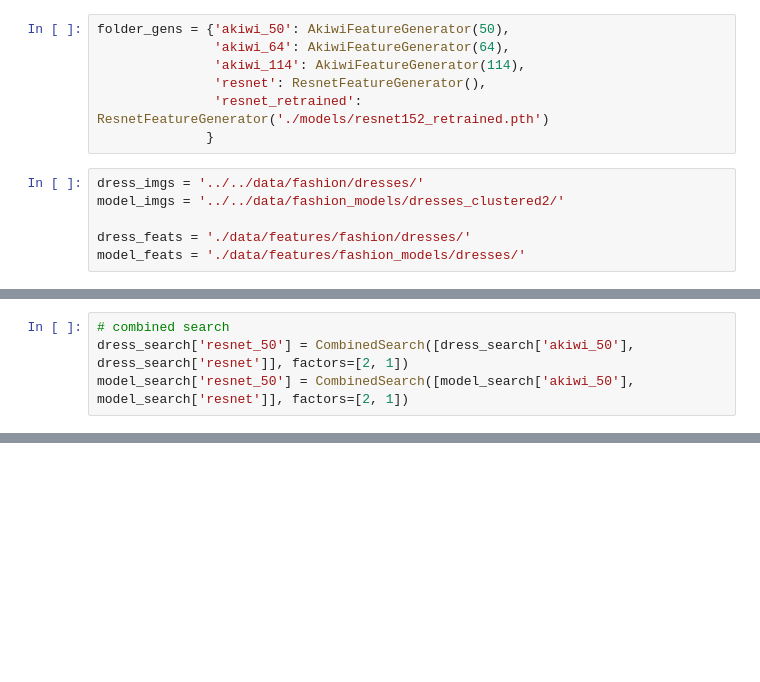
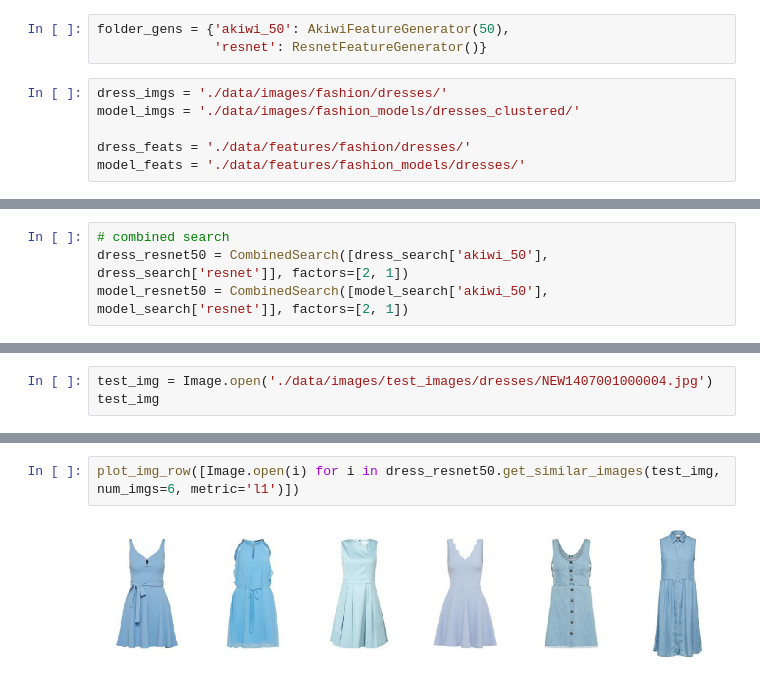
Before and after one commit to sonynka/fashion_gan, a Jupyter notebook: GANsearch_pipeline.ipynb, the cells around one changed output, grey strips where cells are left out. Saved outputs shown, nothing was run; the diff lists cells and outputs as text; blank space fills up the shorter version.

```diff
--- a/GANsearch_pipeline.ipynb
+++ b/GANsearch_pipeline.ipynb
@@ -46,13 +34,9 @@ def plot_img_row(images, img_labels=None):
 # %%
 folder_gens = {'akiwi_50': AkiwiFeatureGenerator(50),
-               'akiwi_64': AkiwiFeatureGenerator(64),
-               'akiwi_114': AkiwiFeatureGenerator(114),
-               'resnet': ResnetFeatureGenerator(),
-               'resnet_retrained': ResnetFeatureGenerator('./models/resnet152_retrained.pth')
-              }
+               'resnet': ResnetFeatureGenerator()}
 # %%
-dress_imgs = '../../data/fashion/dresses/'
-model_imgs = '../../data/fashion_models/dresses_clustered2/'
+dress_imgs = './data/images/fashion/dresses/'
+model_imgs = './data/images/fashion_models/dresses_clustered/'
 
 dress_feats = './data/features/fashion/dresses/'
 model_feats = './data/features/fashion_models/dresses/'
@@ -79,4 +57,4 @@ Loading features from: ./data/features/fashion_models/dresses/resnet_retrained
 # %%
 # combined search
-dress_search['resnet_50'] = CombinedSearch([dress_search['akiwi_50'], dress_search['resnet']], factors=[2, 1])
-model_search['resnet_50'] = CombinedSearch([model_search['akiwi_50'], model_search['resnet']], factors=[2, 1])
+dress_resnet50 = CombinedSearch([dress_search['akiwi_50'], dress_search['resnet']], factors=[2, 1])
+model_resnet50 = CombinedSearch([model_search['akiwi_50'], model_search['resnet']], factors=[2, 1])
@@ -176,0 +106,3 @@ plot_img_row([Image.open(i) for i in sim_imgs])
+# %%
+test_img = Image.open('./data/images/test_images/dresses/NEW1407001000004.jpg')
+test_img
@@ -176,0 +111,4 @@ plot_img_row([Image.open(i) for i in sim_imgs])
+# %%
+plot_img_row([Image.open(i) for i in dress_resnet50.get_similar_images(test_img, num_imgs=6, metric='l1')])
+# %% [output]
+[figure, added]
```
Also changed, not shown: parts of 33 cells of this notebook, 1 other file.
